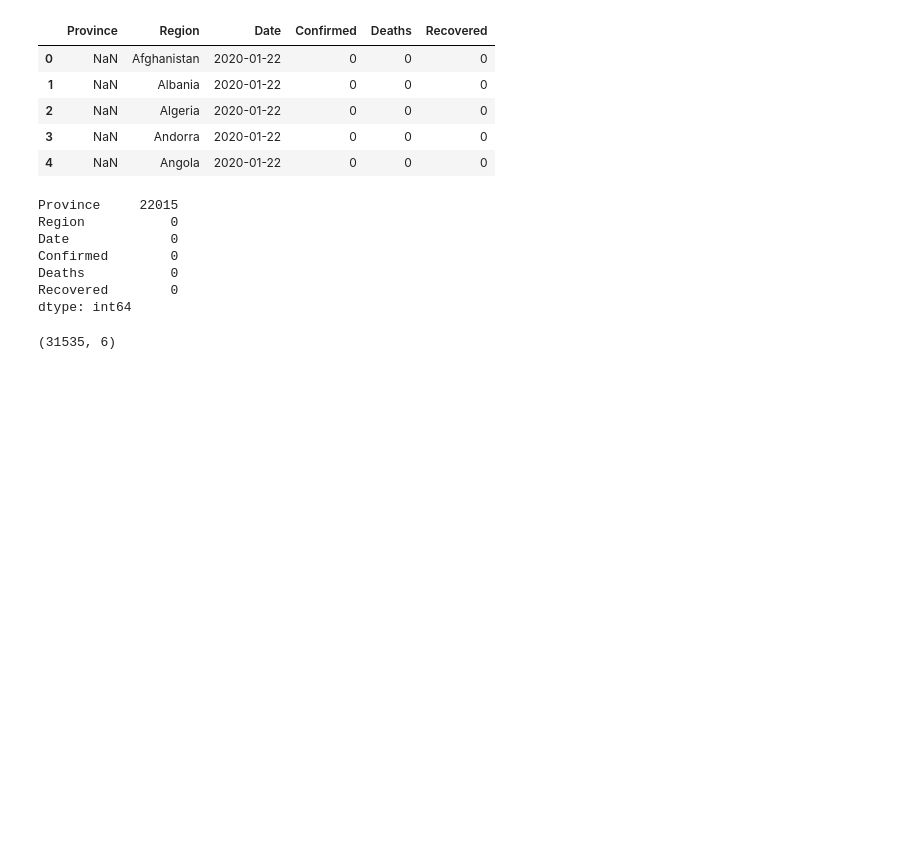
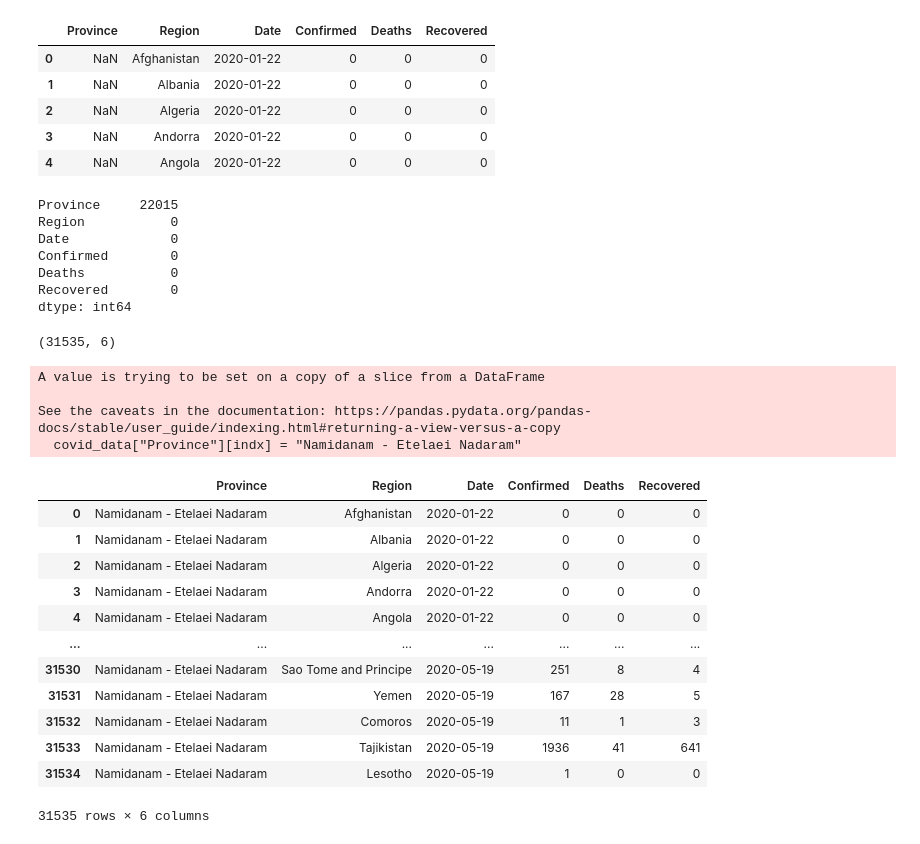
Before and after one commit to mirpouya/Basics-of-ML, a Jupyter notebook: Intermediate_Pandas.ipynb, the cells around one changed output. Saved outputs shown, nothing was run; the diff lists cells and outputs as text; code cells hidden in the pictures; blank space fills up the shorter version.

```diff
--- a/Intermediate_Pandas.ipynb
+++ b/Intermediate_Pandas.ipynb
@@ -1241,3 +1241,28 @@ dtype: int64
 covid_data.shape
 # %% [output]
 (31535, 6)
+# %%
+# replacing NaN values in dataframe
+
+indx = covid_data["Province"].isnull()   # return True for all the indeces with NaN as values
+covid_data["Province"][indx] = "Namidanam - Etelaei Nadaram"
+
+covid_data
+# %% [output]
+A value is trying to be set on a copy of a slice from a DataFrame
+
+See the caveats in the documentation: https://pandas.pydata.org/pandas-docs/stable/user_guide/indexing.html#returning-a-view-versus-a-copy
+  covid_data["Province"][indx] = "Namidanam - Etelaei Nadaram"
+|  | Province | Region | Date | Confirmed | Deaths | Recovered |
+| 0 | Namidanam - Etelaei Nadaram | Afghanistan | 2020-01-22 | 0 | 0 | 0 |
+| 1 | Namidanam - Etelaei Nadaram | Albania | 2020-01-22 | 0 | 0 | 0 |
+| 2 | Namidanam - Etelaei Nadaram | Algeria | 2020-01-22 | 0 | 0 | 0 |
+| 3 | Namidanam - Etelaei Nadaram | Andorra | 2020-01-22 | 0 | 0 | 0 |
+| 4 | Namidanam - Etelaei Nadaram | Angola | 2020-01-22 | 0 | 0 | 0 |
+| ... | ... | ... | ... | ... | ... | ... |
+| 31530 | Namidanam - Etelaei Nadaram | Sao Tome and Principe | 2020-05-19 | 251 | 8 | 4 |
+| 31531 | Namidanam - Etelaei Nadaram | Yemen | 2020-05-19 | 167 | 28 | 5 |
+| 31532 | Namidanam - Etelaei Nadaram | Comoros | 2020-05-19 | 11 | 1 | 3 |
+| 31533 | Namidanam - Etelaei Nadaram | Tajikistan | 2020-05-19 | 1936 | 41 | 641 |
+| 31534 | Namidanam - Etelaei Nadaram | Lesotho | 2020-05-19 | 1 | 0 | 0 |
+31535 rows × 6 columns
```
Also changed, not shown: parts of 2 cells of this notebook.
